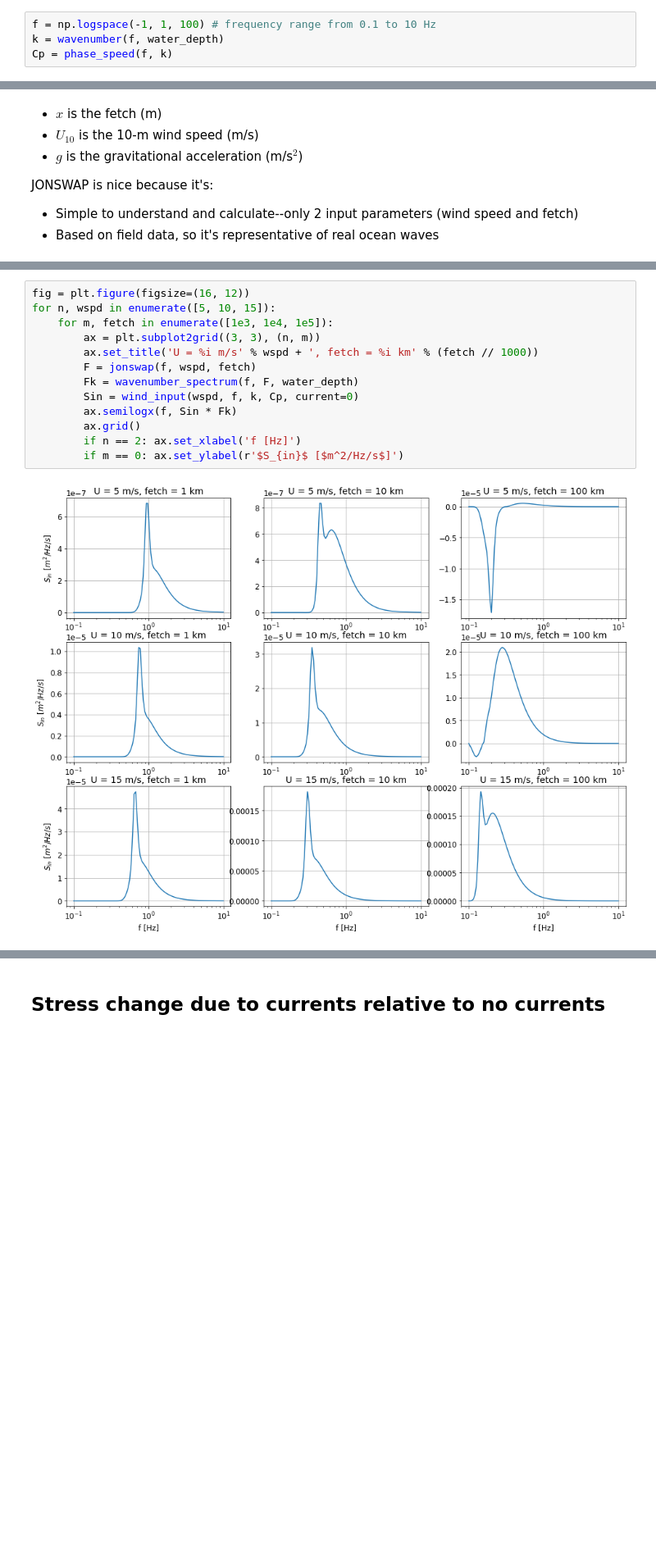
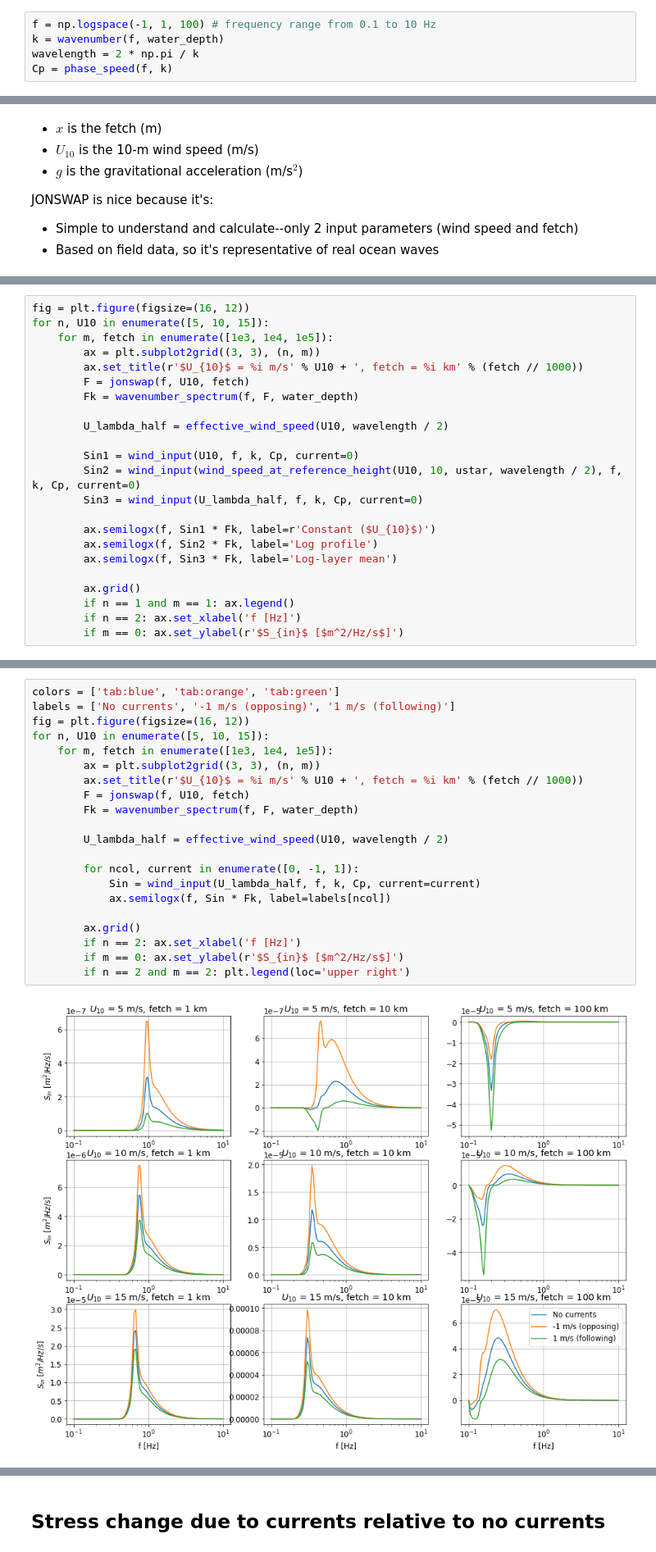
Before and after one commit to sustain-lab/stress-current-interactions, a Jupyter notebook: jonswap.ipynb, the cells around one changed output, grey strips where cells are left out. Shown at 82% size. Saved outputs shown, nothing was run; the diff lists cells and outputs as text; blank space fills up the shorter version.

Commit message:
update notebook with comparison of constant vs. log-profile and effective wind

```diff
--- a/jonswap.ipynb
+++ b/jonswap.ipynb
@@ -38,6 +42,7 @@ grav_accel = 9.8 # m/s^2
 # %%
 f = np.logspace(-1, 1, 100) # frequency range from 0.1 to 10 Hz
 k = wavenumber(f, water_depth)
+wavelength = 2 * np.pi / k
 Cp = phase_speed(f, k)
 # %% [markdown]
 ## Example wave spectra
@@ -102,0 +139,23 @@ where:
+# %%
+fig = plt.figure(figsize=(16, 12))
+for n, U10 in enumerate([5, 10, 15]):
+    for m, fetch in enumerate([1e3, 1e4, 1e5]):
+        ax = plt.subplot2grid((3, 3), (n, m))
+        ax.set_title(r'$U_{10}$ = %i m/s' % U10 + ', fetch = %i km' % (fetch // 1000))
+        F = jonswap(f, U10, fetch)
+        Fk = wavenumber_spectrum(f, F, water_depth)
+
+        U_lambda_half = effective_wind_speed(U10, wavelength / 2)
+
+        Sin1 = wind_input(U10, f, k, Cp, current=0)
+        Sin2 = wind_input(wind_speed_at_reference_height(U10, 10, ustar, wavelength / 2), f, k, Cp, current=0)
+        Sin3 = wind_input(U_lambda_half, f, k, Cp, current=0)
+
+        ax.semilogx(f, Sin1 * Fk, label=r'Constant ($U_{10}$)')
+        ax.semilogx(f, Sin2 * Fk, label='Log profile')
+        ax.semilogx(f, Sin3 * Fk, label='Log-layer mean')
+
+        ax.grid()
+        if n == 1 and m == 1: ax.legend()
+        if n == 2: ax.set_xlabel('f [Hz]')
+        if m == 0: ax.set_ylabel(r'$S_{in}$ [$m^2/Hz/s$]')
@@ -103,15 +176,23 @@ where:
 # %%
+colors = ['tab:blue', 'tab:orange', 'tab:green']
+labels = ['No currents', '-1 m/s (opposing)', '1 m/s (following)']
 fig = plt.figure(figsize=(16, 12))
-for n, wspd in enumerate([5, 10, 15]):
+for n, U10 in enumerate([5, 10, 15]):
     for m, fetch in enumerate([1e3, 1e4, 1e5]):
         ax = plt.subplot2grid((3, 3), (n, m))
-        ax.set_title('U = %i m/s' % wspd + ', fetch = %i km' % (fetch // 1000))
-        F = jonswap(f, wspd, fetch)
+        ax.set_title(r'$U_{10}$ = %i m/s' % U10 + ', fetch = %i km' % (fetch // 1000))
+        F = jonswap(f, U10, fetch)
         Fk = wavenumber_spectrum(f, F, water_depth)
-        Sin = wind_input(wspd, f, k, Cp, current=0)
-        ax.semilogx(f, Sin * Fk)
+
+        U_lambda_half = effective_wind_speed(U10, wavelength / 2)
+
+        for ncol, current in enumerate([0, -1, 1]):
+            Sin = wind_input(U_lambda_half, f, k, Cp, current=current)
+            ax.semilogx(f, Sin * Fk, label=labels[ncol])
+
         ax.grid()
         if n == 2: ax.set_xlabel('f [Hz]')
         if m == 0: ax.set_ylabel(r'$S_{in}$ [$m^2/Hz/s$]')
+        if n == 2 and m == 2: plt.legend(loc='upper right')
 # %% [output]
-[figure, old version]
+[figure, new version]
```
Also changed, not shown: parts of 14 cells of this notebook.
